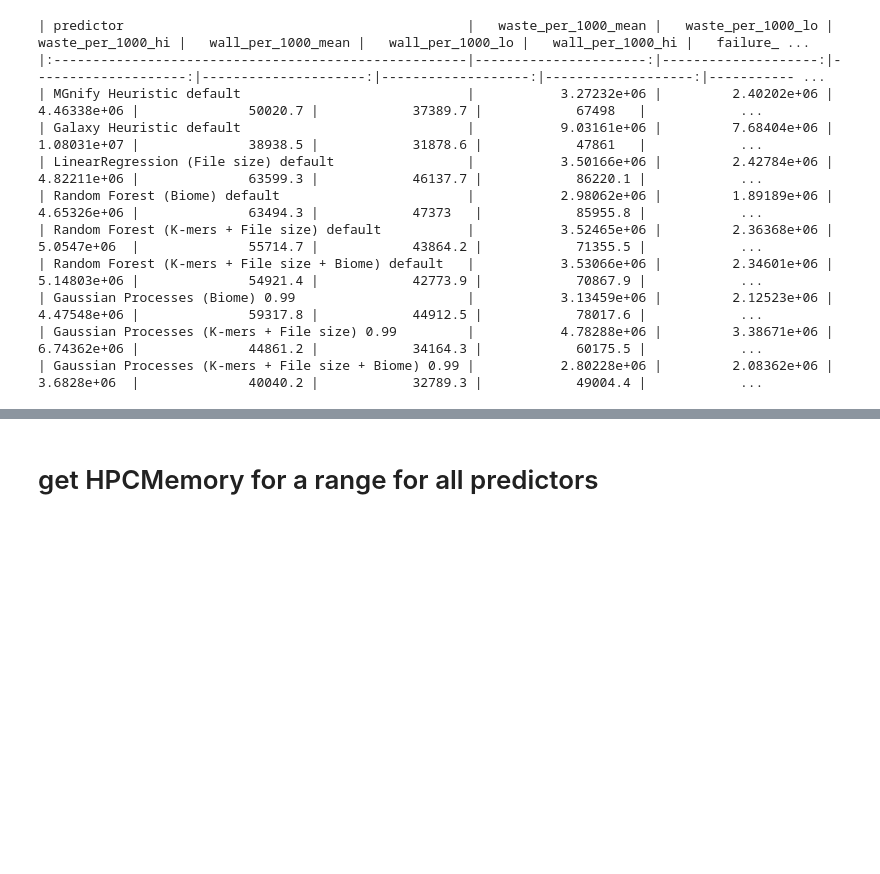
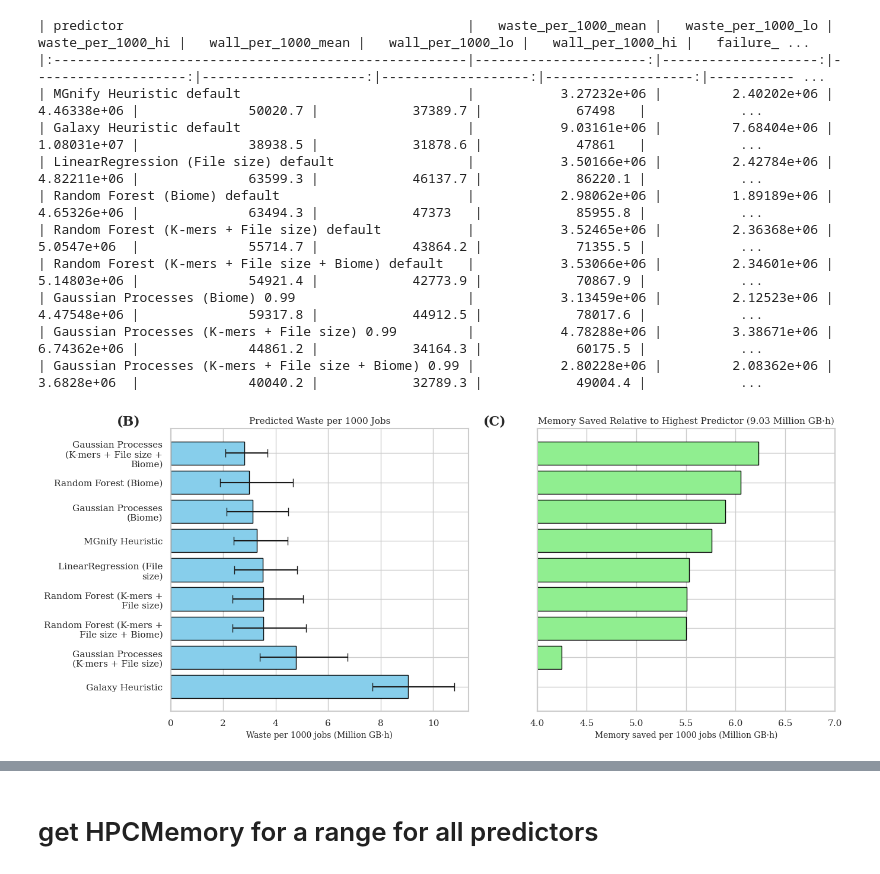
Before and after one commit to usegalaxy-eu/FAIRyMAGs, a Jupyter notebook: resource-estimation/evaluation-metrics/evaluation_metrics.ipynb, the cells around one changed output, grey strips where cells are left out. Drawn from its saved outputs; the diff is of its cells as text; code cells hidden in the pictures; blank space fills up the shorter version.

```diff
--- a/resource-estimation/evaluation-metrics/evaluation_metrics.ipynb
+++ b/resource-estimation/evaluation-metrics/evaluation_metrics.ipynb
@@ -931,3 +841,91 @@ print(summary_df.to_markdown(index=False))
 | Gaussian Processes (Biome) 0.99                      |           3.13459e+06 |         2.12523e+06 |         4.47548e+06 |              59317.8 |            44912.5 |            78017.6 |            ...
 | Gaussian Processes (K-mers + File size) 0.99         |           4.78288e+06 |         3.38671e+06 |         6.74362e+06 |              44861.2 |            34164.3 |            60175.5 |            ...
 | Gaussian Processes (K-mers + File size + Biome) 0.99 |           2.80228e+06 |         2.08362e+06 |         3.6828e+06  |              40040.2 |            32789.3 |            49004.4 |            ...
+# %%
+import matplotlib.pyplot as plt
+import pandas as pd
+import textwrap
+import string
+
+# --- 1) Function to shorten/wrap labels ---
+def shorten_label(label, width=25):
+    parts = label.split()
+    if len(parts) > 1:
+        parts = parts[:-1]  # remove last word
+    main_label = " ".join(parts)
+    return "\n".join(textwrap.wrap(main_label, width))
+
+# --- 2) Sort dataframe by mean waste descending ---
+summary_sorted = summary_df.sort_values("waste_per_1000_mean", ascending=False)
+
+# --- 3) Compute symmetric error for matplotlib ---
+error = [
+    summary_sorted["waste_per_1000_mean"] - summary_sorted["waste_per_1000_lo"],
+    summary_sorted["waste_per_1000_hi"] - summary_sorted["waste_per_1000_mean"]
+]
+
+# --- 4) Shorten and wrap labels ---
+labels = [shorten_label(l) for l in summary_sorted["predictor"]]
+
+# --- 5) Compute memory saved relative to highest predictor ---
+highest_waste = summary_sorted["waste_per_1000_mean"].max()
+saved_memory = highest_waste - summary_sorted["waste_per_1000_mean"]
+
+# --- 6) Figure setup ---
+fig, axes = plt.subplots(1, 2, figsize=(14, 6), sharey=True)
+panel_labels = ["B", "C"]  # for figure labeling
+
+# --- 6a) Plot (B): Waste per 1000 jobs ---
+axes[0].barh(
+    labels,
+    summary_sorted["waste_per_1000_mean"] / 1e6,  # Million GB·h
+    xerr=[e / 1e6 for e in error],
+    capsize=5,
+    color="skyblue",
+    edgecolor="black"
+)
+axes[0].invert_yaxis()
+axes[0].set_xlabel("Waste per 1000 jobs (Million GB·h)", fontsize=10)
+axes[0].set_title("Predicted Waste per 1000 Jobs", fontsize=11)
+
+# Add panel label
+axes[0].text(
+    -0.18, 1.05,
+    f"({panel_labels[0]})",
+    transform=axes[0].transAxes,
+    fontsize=16,
+    fontweight='bold',
+    va='top',
+    ha='left'
+)
+
+# --- 6b) Plot (C): Memory saved relative to highest predictor ---
+axes[1].barh(
+    labels,
+    saved_memory / 1e6,  # Million GB·h
+    color="lightgreen",
+    edgecolor="black"
+)
+axes[1].invert_yaxis()
+axes[1].set_xlabel("Memory saved per 1000 jobs (Million GB·h)", fontsize=10)
+axes[1].set_title(f"Memory Saved Relative to Highest Predictor ({highest_waste/1e6:.2f} Million GB·h)", fontsize=11)
+axes[1].set_xlim(4, 7)  # limit x-axis
+
+# Add panel label
+axes[1].text(
+    -0.18, 1.05,
+    f"({panel_labels[1]})",
+    transform=axes[1].transAxes,
+    fontsize=16,
+    fontweight='bold',
+    va='top',
+    ha='left'
+)
+
+plt.tight_layout()
+
+# Optional: High-resolution export
+plt.savefig("plots/waste_memory_side_by_side.svg", dpi=600, bbox_inches="tight")
+plt.show()
+# %% [output]
+[figure, added]
```
Also changed, not shown: parts of 22 cells of this notebook, 16 other files.
